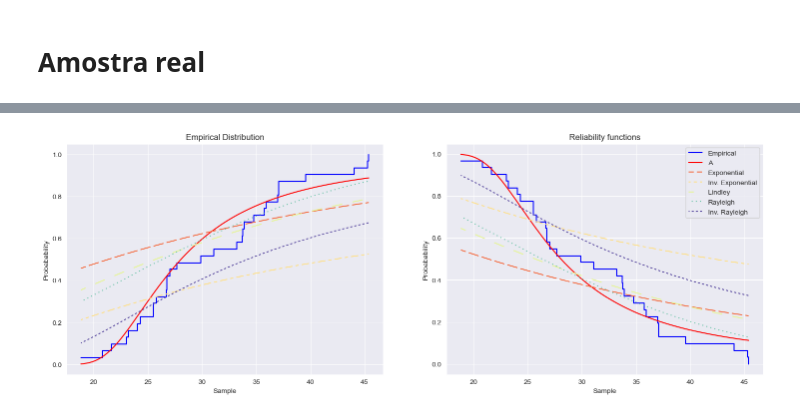
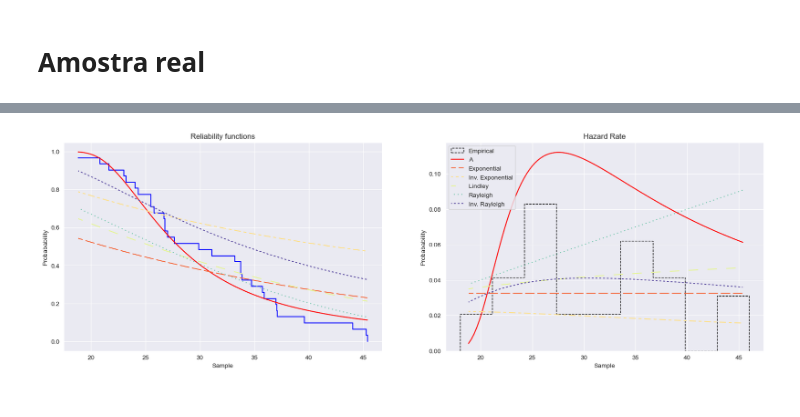
Before and after one commit to arthurhirez/Bayesian, a Jupyter notebook: Bayes.ipynb, the cells around one changed output, grey strips where cells are left out. Saved outputs shown, nothing was run; the diff lists cells and outputs as text; code cells hidden in the pictures.

```diff
--- a/Bayes.ipynb
+++ b/Bayes.ipynb
@@ -387,41 +415,43 @@ df_stats
 # %%
 prob_empirica = np.arange(1, len(sample_real) + 1) / len(sample_real)
 sample_space = np.linspace(min(sample_real), max(sample_real), 150)
 
 patt = plt.get_cmap('Spectral', 6)
 
-fig, axs = plt.subplots(1, 2, figsize = (18,6))
+fig, axs = plt.subplots(1, 2, figsize = (20,6))
 
 ax = axs[0]
-ax.step(sample_real, prob_empirica, where='post',  color = 'blue', label = 'Empirical')
-ax.plot(cdf_A[0], [x for x in cdf_A[1]], color = 'red', label = 'A')
-ax.plot(cdf_exp[0], [x for x in cdf_exp[1]], ls = (5, (10, 3)), color = patt(1), label = 'Exponential')
-ax.plot(cdf_invexp[0], [x for x in cdf_invexp[1]], ls = (5, (7, 3, 3, 3)), color = patt(2), label = 'Inv. Exponential')
-ax.plot(cdf_lind[0], [x for x in cdf_lind[1]], ls = (5, (10, 10)), color = patt(3), label = 'Lindley')
-ax.plot(cdf_ray[0], [x for x in cdf_ray[1]], ls = (5, (1, 3)), color = patt(4), label = 'Rayleigh')
-ax.plot(cdf_invray[0], [x for x in cdf_invray[1]], ls = (5, (2, 2)), color = patt(5), label = 'Inv. Rayleigh')
-
-ax.set_xlabel('Sample')
-ax.set_ylabel('Probabability')
-ax.set_title('Empirical Distribution')
-
-
-ax = axs[1]
 ax.step(sample_real, 1 - prob_empirica, where='post',  color = 'blue', label = 'Empirical')
 ax.plot(cdf_A[0], [1 - x for x in cdf_A[1]], color = 'red', label = 'A')
 ax.plot(cdf_exp[0], [1 - x for x in cdf_exp[1]], ls = (5, (10, 3)), color = patt(1), label = 'Exponential')
 ax.plot(cdf_invexp[0], [1 - x for x in cdf_invexp[1]], ls = (5, (7, 3, 3, 3)), color = patt(2), label = 'Inv. Exponential')
 ax.plot(cdf_lind[0], [1 - x for x in cdf_lind[1]], ls = (5, (10, 10)), color = patt(3), label = 'Lindley')
 ax.plot(cdf_ray[0], [1 - x for x in cdf_ray[1]], ls = (5, (1, 3)), color = patt(4), label = 'Rayleigh')
 ax.plot(cdf_invray[0], [1 - x for x in cdf_invray[1]], ls = (5, (2, 2)), color = patt(5), label = 'Inv. Rayleigh')
 
 ax.set_xlabel('Sample')
 ax.set_ylabel('Probabability')
 ax.set_title('Reliability functions')
 
+ax = axs[1]
+
+bin_edges = np.linspace(18, 46, 10)
+
+ax.hist(sample_real, bins = bin_edges, density = True, histtype='step', edgecolor='black', linestyle='dashed', label = 'Empirical')
+ax.plot(cdf_A[0], [x/(1-y) for x, y in zip(cdf_A[2], cdf_A[1])], color = 'red', label = 'A')
+ax.plot(cdf_exp[0], [x/(1-y) for x, y in zip(cdf_exp[2], cdf_exp[1])], ls = (5, (10, 3)), color = patt(1), label = 'Exponential')
+ax.plot(cdf_invexp[0], [x/(1-y) for x, y in zip(cdf_invexp[2], cdf_invexp[1])], ls = (5, (7, 3, 3, 3)), color = patt(2), label = 'Inv. Exponential')
+ax.plot(cdf_lind[0], [x/(1-y) for x, y in zip(cdf_lind[2], cdf_lind[1])], ls = (5, (10, 10)), color = patt(3), label = 'Lindley')
+ax.plot(cdf_ray[0], [x/(1-y) for x, y in zip(cdf_ray[2], cdf_ray[1])], ls = (5, (1, 3)), color = patt(4), label = 'Rayleigh')
+ax.plot(cdf_invray[0], [x/(1-y) for x, y in zip(cdf_invray[2], cdf_invray[1])], ls = (5, (2, 2)), color = patt(5), label = 'Inv. Rayleigh')
+
+ax.set_xlabel('Sample')
+ax.set_ylabel('Probabability')
+ax.set_title('Hazard Rate')
+
 
 plt.legend()
 plt.grid(True)
 plt.show()
 # %% [output]
-[figure, old version]
+[figure, new version]
```
Also changed, not shown: parts of 7 cells of this notebook.
